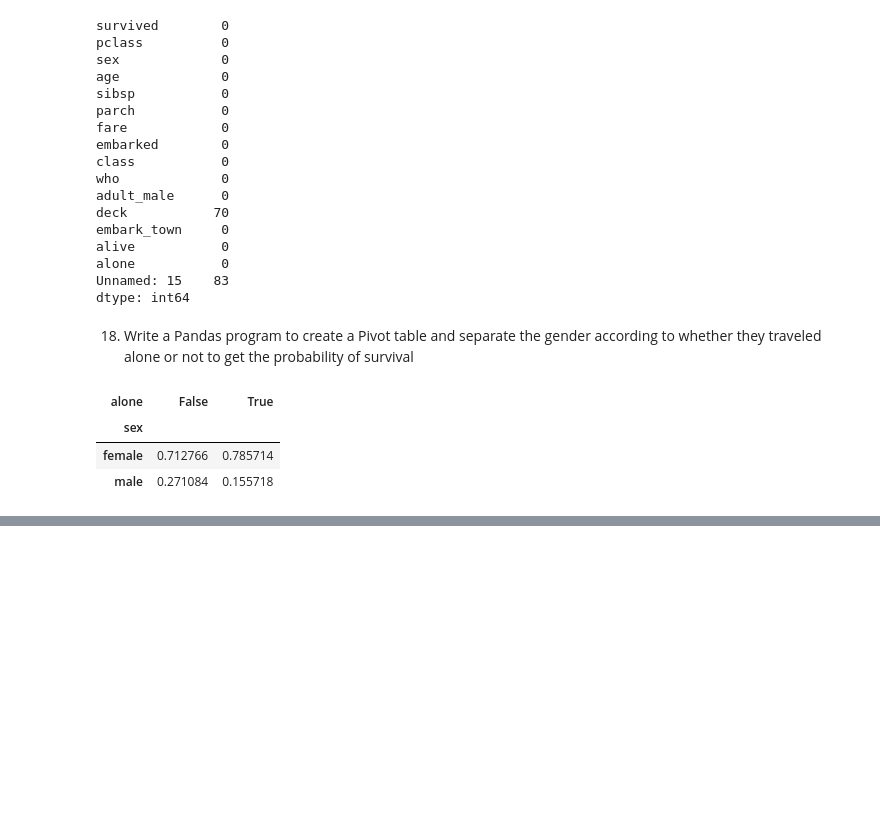
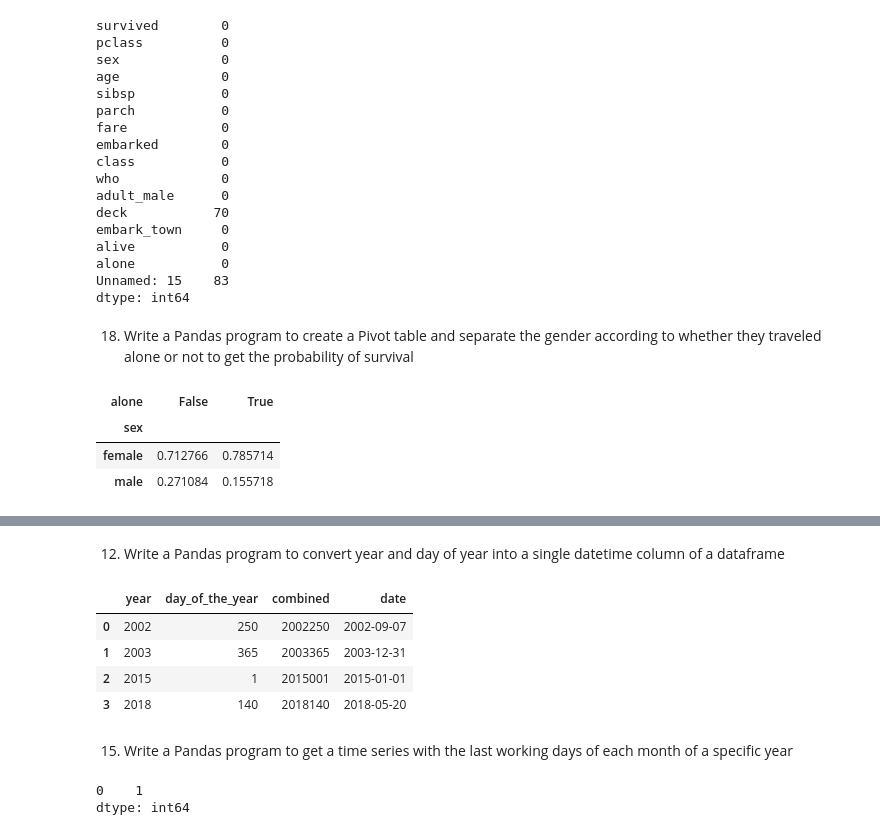
Before and after one commit to tanviranjan2212/learning-pytorch, a Jupyter notebook: pandas/Pandas_practice.ipynb, the cells around one changed output, grey strips where cells are left out. Saved outputs shown, nothing was run; the diff lists cells and outputs as text; code cells hidden in the pictures; blank space fills up the shorter version.

```diff
--- a/pandas/Pandas_practice.ipynb
+++ b/pandas/Pandas_practice.ipynb
@@ -521,0 +672,24 @@ df.pivot_table(index='sex', columns='alone',values='survived')
+# %% [markdown]
+12. Write a Pandas program to convert year and day of year into a single datetime column of a dataframe
+# %%
+data = {\
+"year": [2002, 2003, 2015, 2018],
+"day_of_the_year": [250, 365, 1, 140]
+}
+df = pd.DataFrame(data)
+df['combined'] = df['year']*1000 + df['day_of_the_year'];
+df['date'] = pd.to_datetime(df['combined'], format='%Y%j')
+df
+# %% [output]
+|  | year | day_of_the_year | combined | date |
+| 0 | 2002 | 250 | 2002250 | 2002-09-07 |
+| 1 | 2003 | 365 | 2003365 | 2003-12-31 |
+| 2 | 2015 | 1 | 2015001 | 2015-01-01 |
+| 3 | 2018 | 140 | 2018140 | 2018-05-20 |
+# %% [markdown]
+15. Write a Pandas program to get a time series with the last working days of each month of a specific year
+# %%
+date1 = pd.Series(pd.to_datetime(['2020-12-01'])); print(date1.dt.dayofweek)
+# %% [output]
+0    1
+dtype: int64
```
Also changed, not shown: parts of 20 cells of this notebook, 4 other files.
